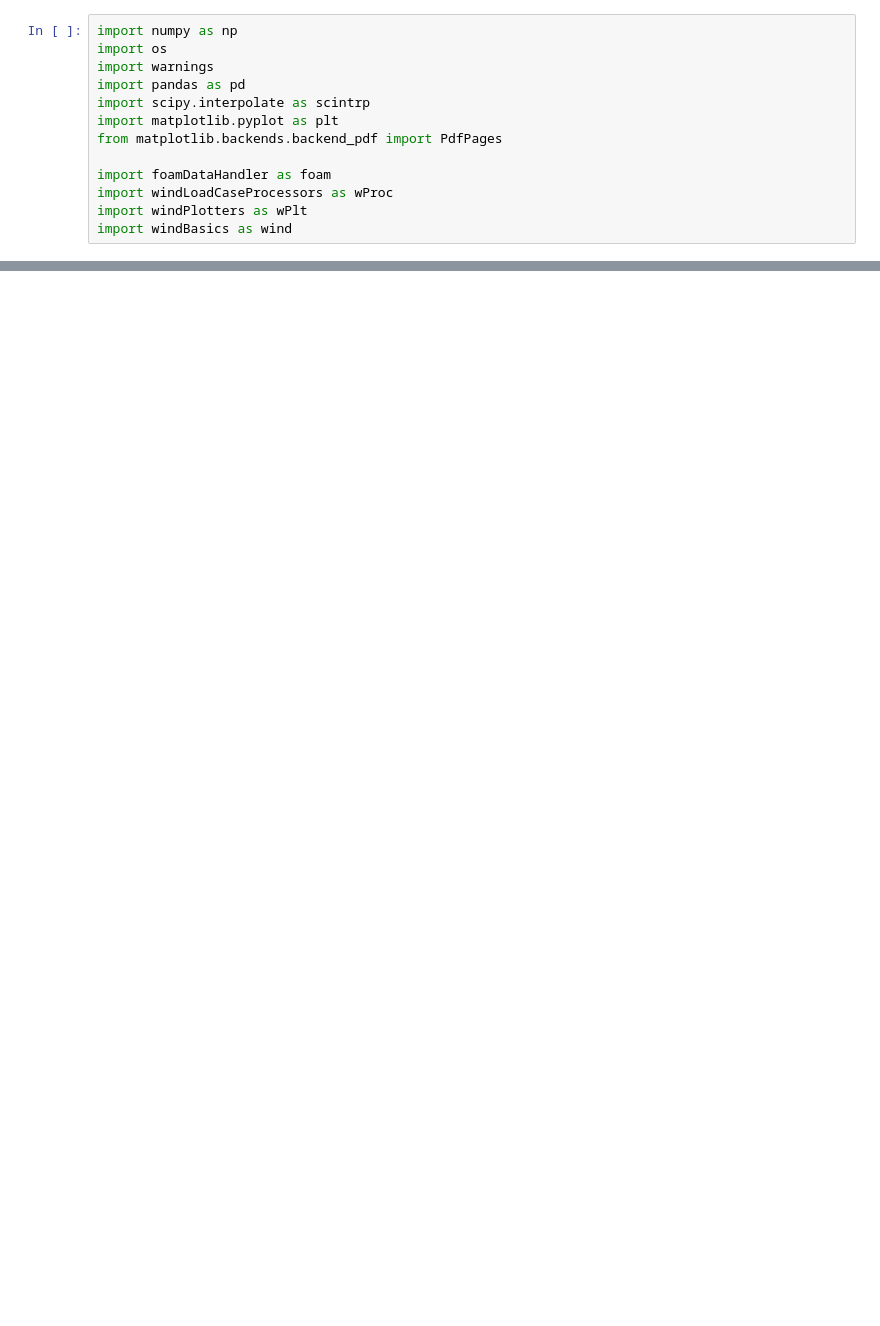
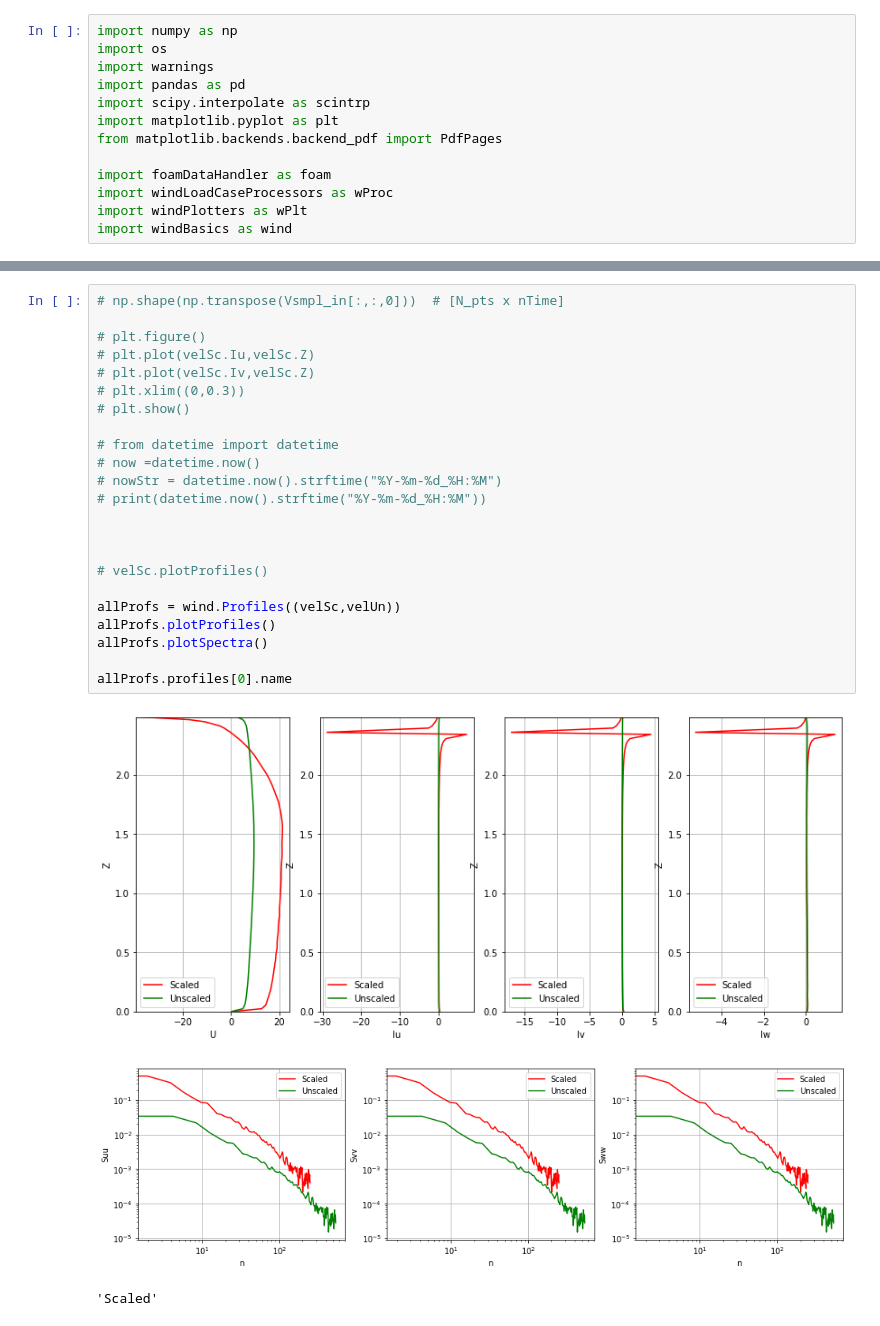
Before and after one commit to Tsinuel/windCalc, a Jupyter notebook: src/mainLab.ipynb, the cells around one changed output, grey strips where cells are left out. Cells and saved outputs as stored; diff of their text form; blank space fills up the shorter version.

```diff
--- a/src/mainLab.ipynb
+++ b/src/mainLab.ipynb
@@ -32,0 +65,27 @@ class myClass:
+# %%
+# np.shape(np.transpose(Vsmpl_in[:,:,0]))  # [N_pts x nTime]
+
+# plt.figure()
+# plt.plot(velSc.Iu,velSc.Z)
+# plt.plot(velSc.Iv,velSc.Z)
+# plt.xlim((0,0.3))
+# plt.show()
+
+# from datetime import datetime
+# now =datetime.now()
+# nowStr = datetime.now().strftime("%Y-%m-%d_%H:%M")
+# print(datetime.now().strftime("%Y-%m-%d_%H:%M"))
+
+
+
+# velSc.plotProfiles()
+
+allProfs = wind.Profiles((velSc,velUn))
+allProfs.plotProfiles()
+allProfs.plotSpectra()
+
+allProfs.profiles[0].name
+# %% [output]
+[figure, added]
+[figure, added]
+'Scaled'
```
Also changed, not shown: parts of 9 cells of this notebook, 3 other files.
